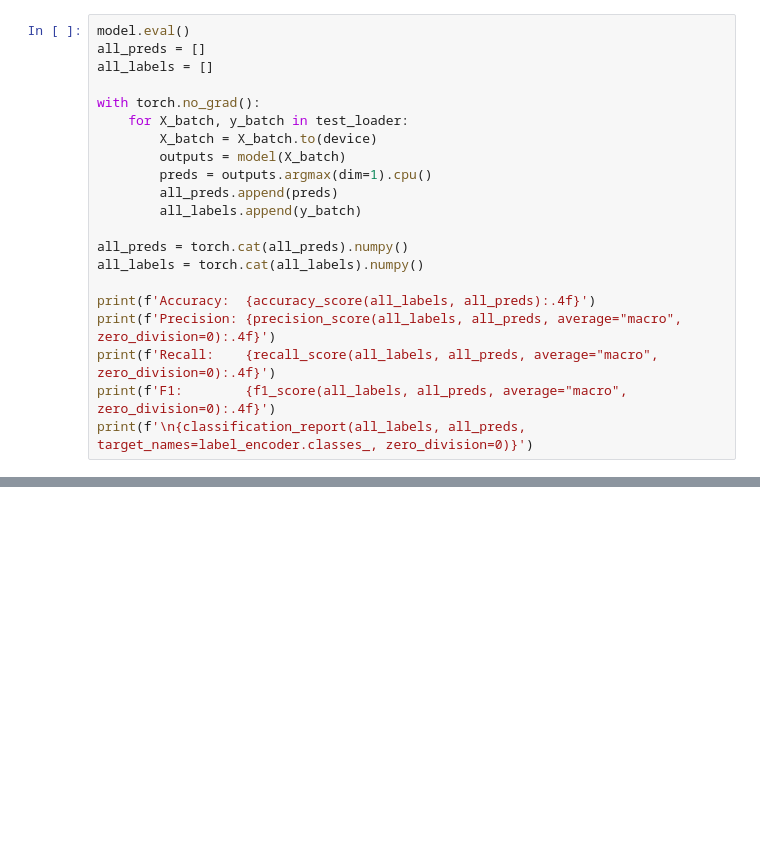
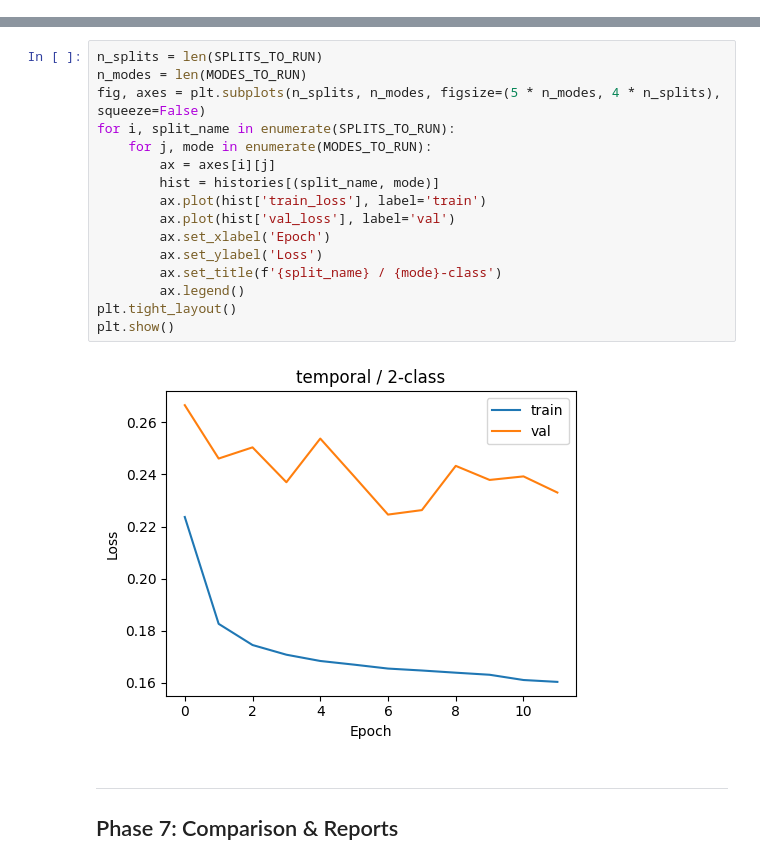
Before and after one commit to RaresMarta/cic-iot2023-detection-system, a Jupyter notebook: ids_pipeline.ipynb, the cells around one changed output, grey strips where cells are left out. Drawn from its saved outputs; the diff is of its cells as text; blank space fills up the shorter version.

```diff
--- a/ids_pipeline.ipynb
+++ b/ids_pipeline.ipynb
@@ -313,21 +429,0 @@ plt.show()
-# %%
-model.eval()
-all_preds = []
-all_labels = []
-
-with torch.no_grad():
-    for X_batch, y_batch in test_loader:
-        X_batch = X_batch.to(device)
-        outputs = model(X_batch)
-        preds = outputs.argmax(dim=1).cpu()
-        all_preds.append(preds)
-        all_labels.append(y_batch)
-
-all_preds = torch.cat(all_preds).numpy()
-all_labels = torch.cat(all_labels).numpy()
-
-print(f'Accuracy:  {accuracy_score(all_labels, all_preds):.4f}')
-print(f'Precision: {precision_score(all_labels, all_preds, average="macro", zero_division=0):.4f}')
-print(f'Recall:    {recall_score(all_labels, all_preds, average="macro", zero_division=0):.4f}')
-print(f'F1:        {f1_score(all_labels, all_preds, average="macro", zero_division=0):.4f}')
-print(f'\n{classification_report(all_labels, all_preds, target_names=label_encoder.classes_, zero_division=0)}')
@@ -333,0 +667,21 @@ print(f'\n{classification_report(all_labels, all_preds, target_names=label_encod
+# %%
+n_splits = len(SPLITS_TO_RUN)
+n_modes = len(MODES_TO_RUN)
+fig, axes = plt.subplots(n_splits, n_modes, figsize=(5 * n_modes, 4 * n_splits), squeeze=False)
+for i, split_name in enumerate(SPLITS_TO_RUN):
+    for j, mode in enumerate(MODES_TO_RUN):
+        ax = axes[i][j]
+        hist = histories[(split_name, mode)]
+        ax.plot(hist['train_loss'], label='train')
+        ax.plot(hist['val_loss'], label='val')
+        ax.set_xlabel('Epoch')
+        ax.set_ylabel('Loss')
+        ax.set_title(f'{split_name} / {mode}-class')
+        ax.legend()
+plt.tight_layout()
+plt.show()
+# %% [output]
+[figure, added]
+# %% [markdown]
+---
+## Phase 7: Comparison & Reports
```
Also changed, not shown: parts of 41 cells of this notebook.
